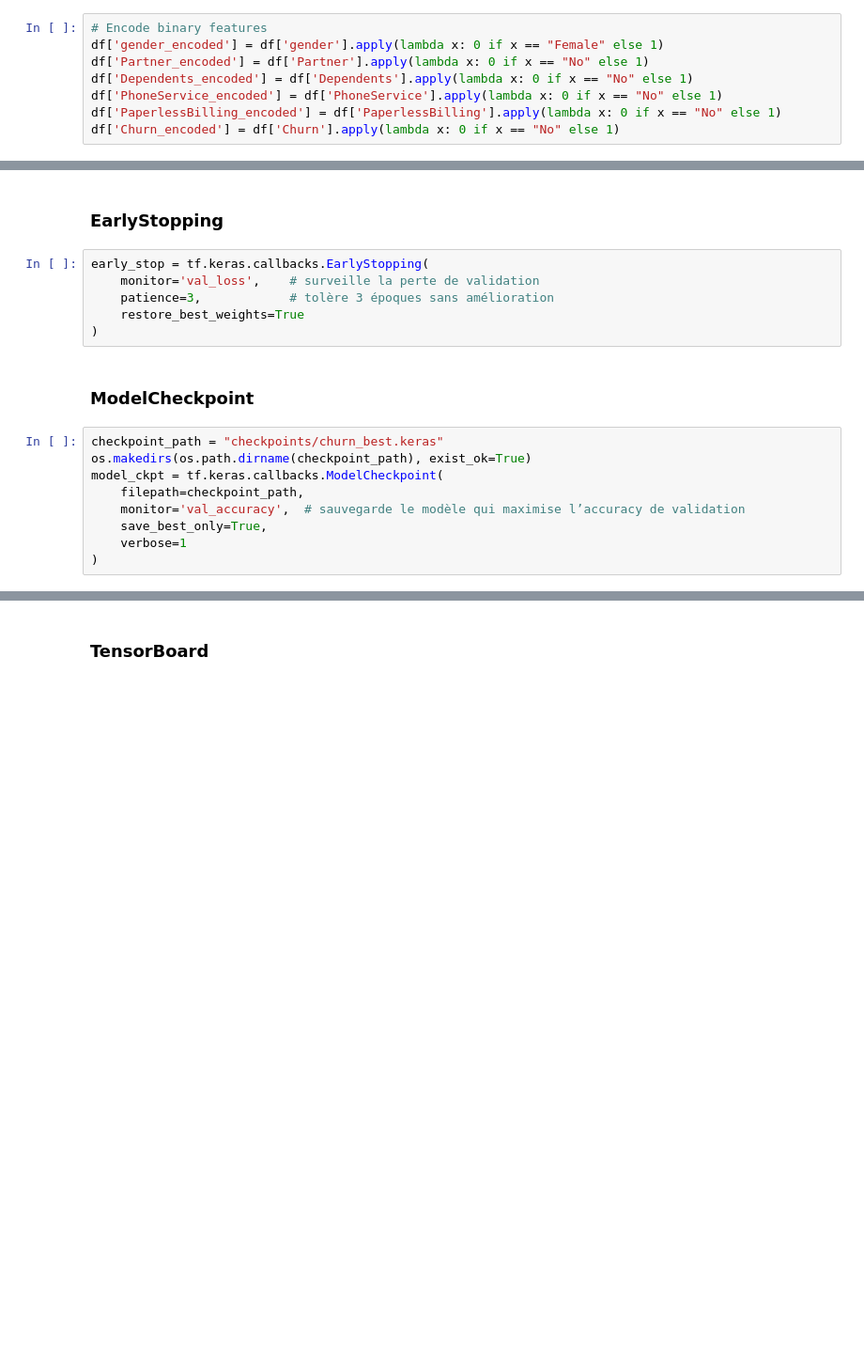
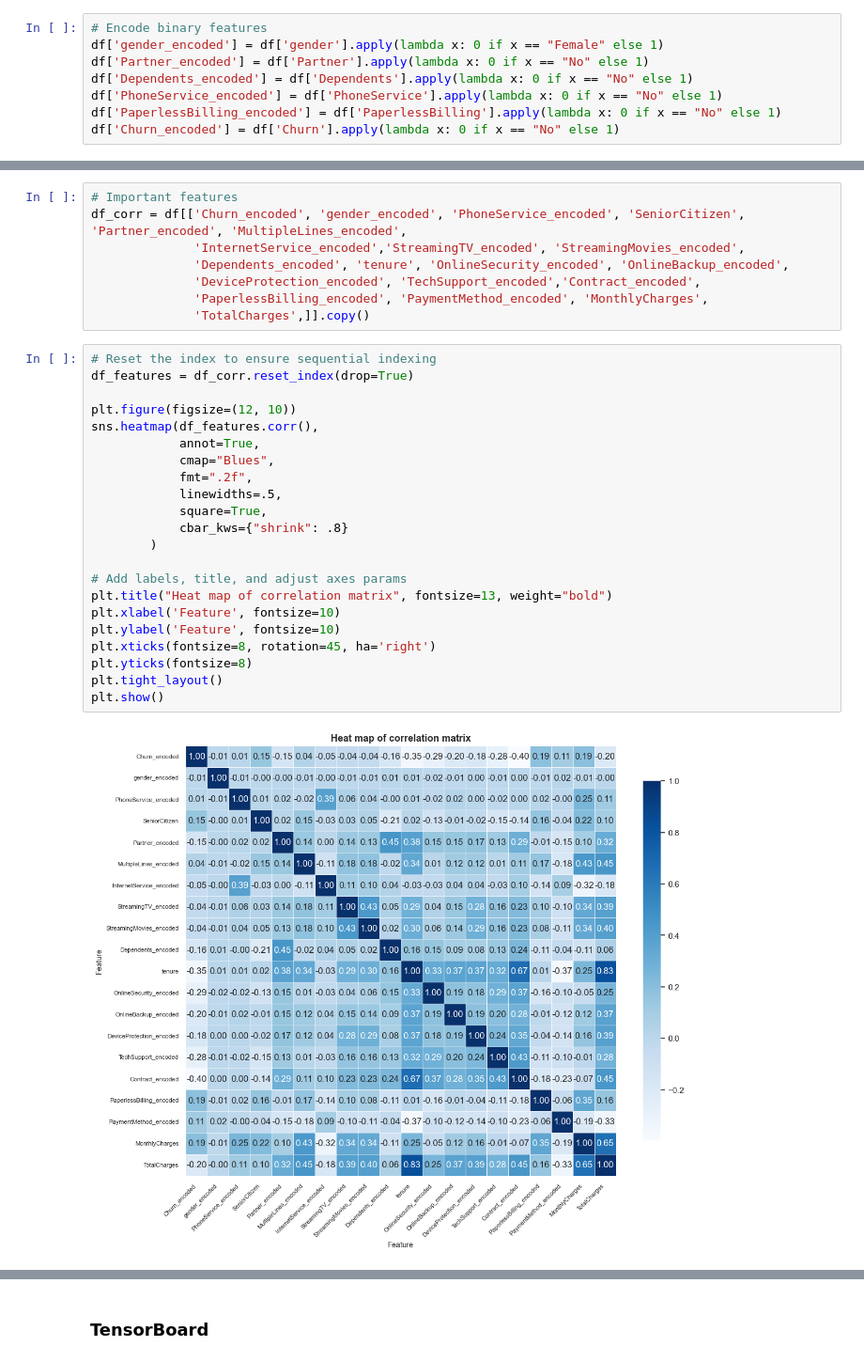
Before and after one commit to MichAdebayo/customer-churn-rate-prediction, a Jupyter notebook: notebooks/main.ipynb, the cells around one changed output, grey strips where cells are left out. Shown at 94% size. Cells and saved outputs as stored; diff of their text form; blank space fills up the shorter version.

```diff
--- a/notebooks/main.ipynb
+++ b/notebooks/main.ipynb
@@ -364,19 +174,32 @@ Model: "sequential"
-# %% [markdown]
-### EarlyStopping
-# %%
-early_stop = tf.keras.callbacks.EarlyStopping(
-    monitor='val_loss',    # surveille la perte de validation
-    patience=3,            # tolère 3 époques sans amélioration
-    restore_best_weights=True
-)
-# %% [markdown]
-### ModelCheckpoint
-# %%
-checkpoint_path = "checkpoints/churn_best.keras"
-os.makedirs(os.path.dirname(checkpoint_path), exist_ok=True)
-model_ckpt = tf.keras.callbacks.ModelCheckpoint(
-    filepath=checkpoint_path,
-    monitor='val_accuracy',  # sauvegarde le modèle qui maximise l’accuracy de validation
-    save_best_only=True,
-    verbose=1
-)
+# %%
+# Important features
+df_corr = df[['Churn_encoded', 'gender_encoded', 'PhoneService_encoded', 'SeniorCitizen', 'Partner_encoded', 'MultipleLines_encoded',
+              'InternetService_encoded','StreamingTV_encoded', 'StreamingMovies_encoded',
+              'Dependents_encoded', 'tenure', 'OnlineSecurity_encoded', 'OnlineBackup_encoded',
+              'DeviceProtection_encoded', 'TechSupport_encoded','Contract_encoded',
+              'PaperlessBilling_encoded', 'PaymentMethod_encoded', 'MonthlyCharges',
+              'TotalCharges',]].copy()
+# %%
+# Reset the index to ensure sequential indexing
+df_features = df_corr.reset_index(drop=True)
+
+plt.figure(figsize=(12, 10))
+sns.heatmap(df_features.corr(),
+            annot=True,
+            cmap="Blues",
+            fmt=".2f",
+            linewidths=.5,
+            square=True,
+            cbar_kws={"shrink": .8}
+        )
+
+# Add labels, title, and adjust axes params
+plt.title("Heat map of correlation matrix", fontsize=13, weight="bold")
+plt.xlabel('Feature', fontsize=10)
+plt.ylabel('Feature', fontsize=10)
+plt.xticks(fontsize=8, rotation=45, ha='right')
+plt.yticks(fontsize=8)
+plt.tight_layout()
+plt.show()
+# %% [output]
+[figure, added]
```
Also changed, not shown: parts of 147 cells of this notebook.
